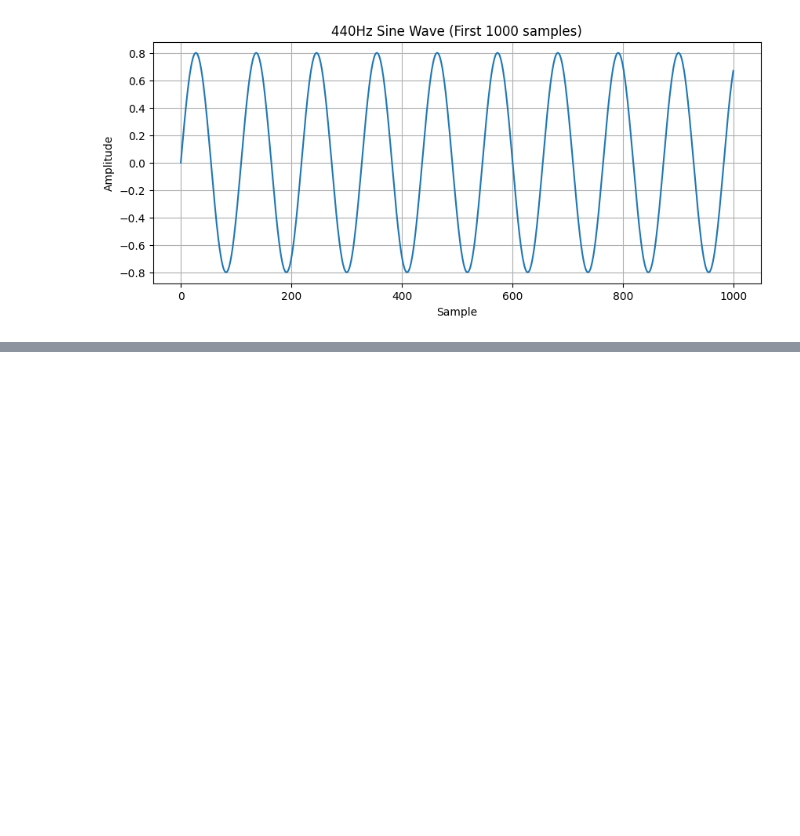
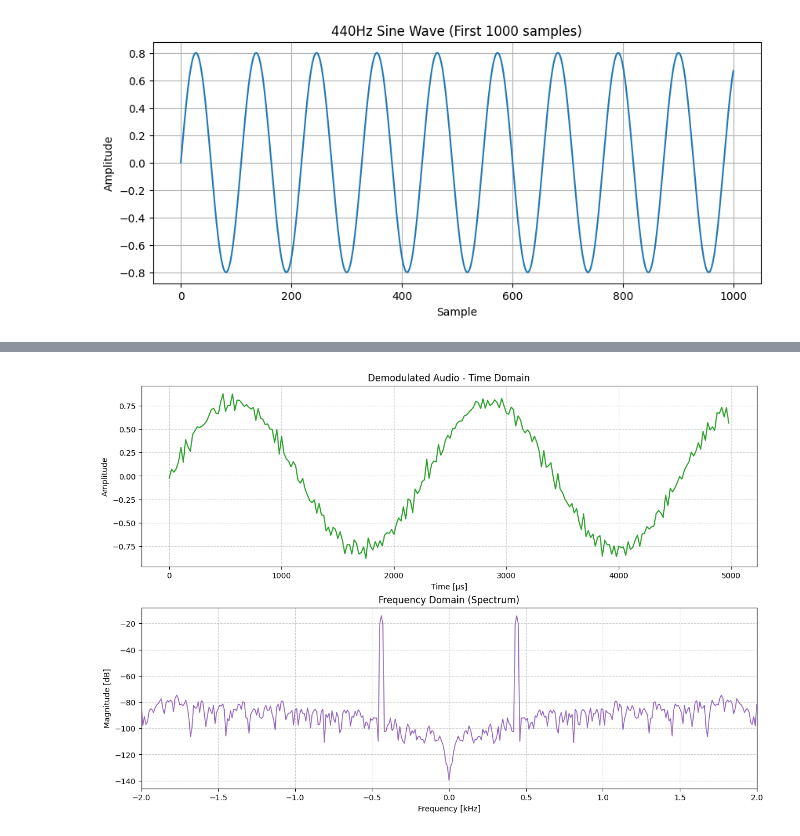
Before and after one commit to mev-null/sfumato-fm-radio-turner, a Jupyter notebook: notebooks/01_virtual_air.ipynb, the cells around one changed output, grey strips where cells are left out. Cells and saved outputs as stored; diff of their text form; code cells hidden in the pictures; blank space fills up the shorter version.

```diff
--- a/notebooks/01_virtual_air.ipynb
+++ b/notebooks/01_virtual_air.ipynb
@@ -58,0 +59,11 @@ plot_signal_analysis(
+# %%
+demodulated_audio = rx._demodulate(decimated_iq)
+plot_signal_analysis(
+    demodulated_audio,
+    fs=rx.audio_fs,
+    title="Demodulated Audio",
+    zoom_usec=5000,
+    xlim_freq=[-2, 2],
+)
+# %% [output]
+[figure, added]
```
Also changed, not shown: parts of 2 cells of this notebook, 3 other files.
